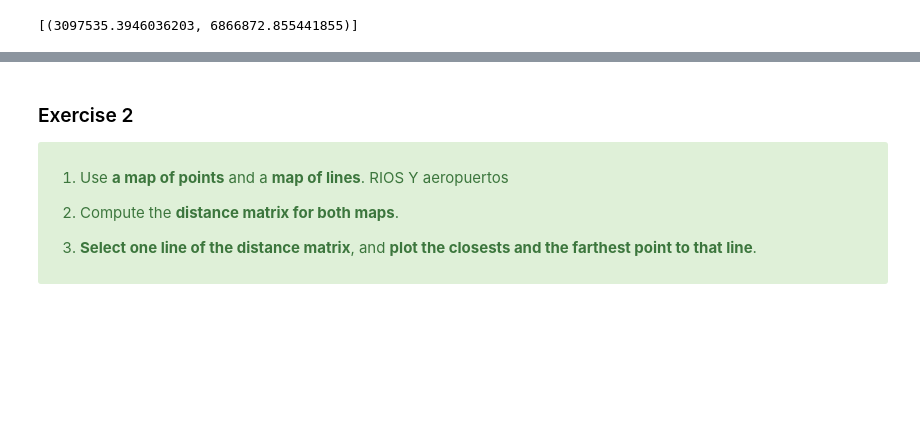
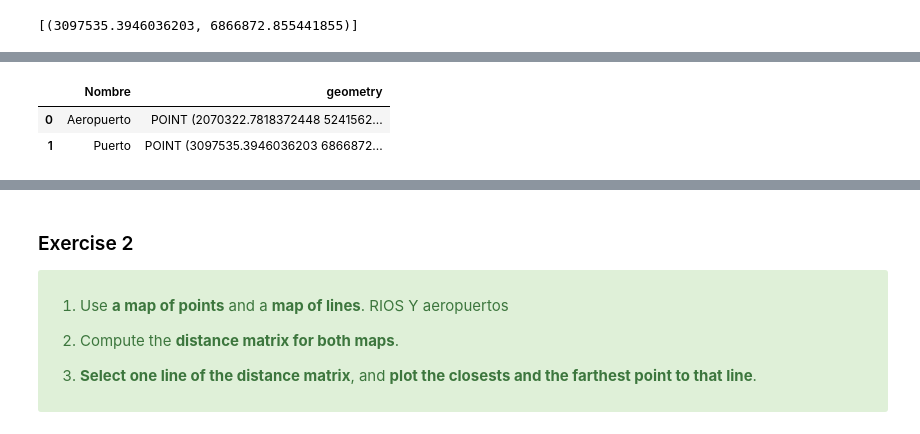
Before and after one commit to Romina300/TareaFinal_1, a Jupyter notebook: TareaFinal_parte1.ipynb, the cells around one changed output, grey strips where cells are left out. Cells and saved outputs as stored; diff of their text form; code cells hidden in the pictures; blank space fills up the shorter version.

```diff
--- a/TareaFinal_parte1.ipynb
+++ b/TareaFinal_parte1.ipynb
@@ -337,0 +375,6 @@ df_puntos=pd.DataFrame(dataPuntos)
+# %%
+df_puntos.head()
+# %% [output]
+|  | Nombre | geometry |
+| 0 | Aeropuerto | POINT (2070322.7818372448 5241562... |
+| 1 | Puerto | POINT (3097535.3946036203 6866872... |
```
Also changed, not shown: parts of 16 cells of this notebook, 1 other file.
